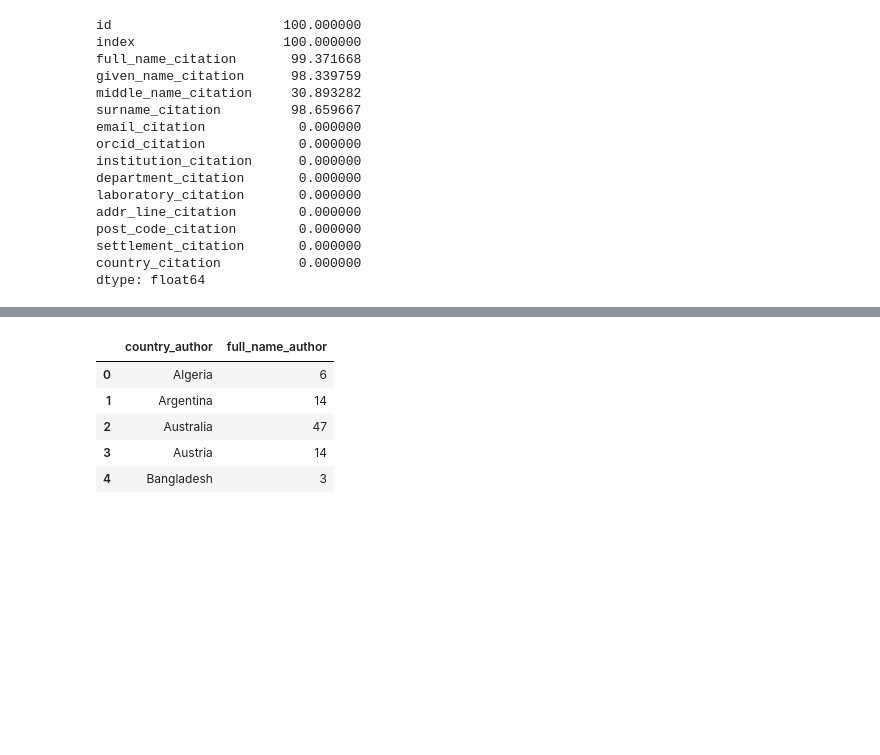
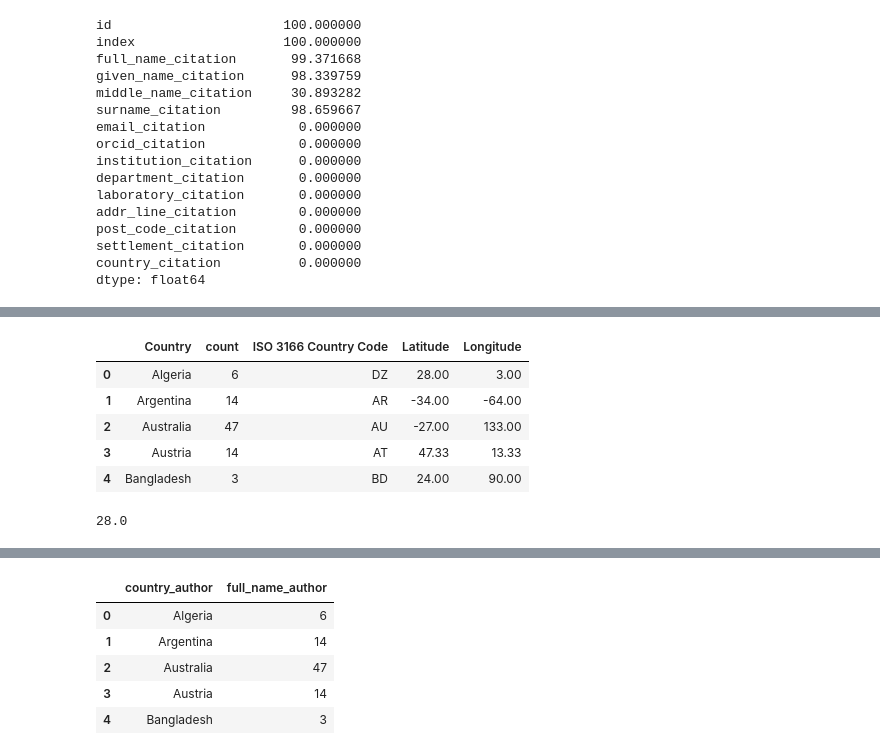
Before and after one commit to Vieirbat/Summarticles, a Jupyter notebook: notebooks/Visões Estatísticas.ipynb, the cells around one changed output, grey strips where cells are left out. Drawn from its saved outputs; the diff is of its cells as text; code cells hidden in the pictures; blank space fills up the shorter version.

```diff
--- a/notebooks/Visões Estatísticas.ipynb
+++ b/notebooks/Visões Estatísticas.ipynb
@@ -519,0 +498,13 @@ df_country_agg.country_author = df_country_agg.country_author.apply(lambda e: di
+# %%
+df_country_agg.head()
+# %% [output]
+|  | Country | count | ISO 3166 Country Code | Latitude | Longitude |
+| 0 | Algeria | 6 | DZ | 28.00 | 3.00 |
+| 1 | Argentina | 14 | AR | -34.00 | -64.00 |
+| 2 | Australia | 47 | AU | -27.00 | 133.00 |
+| 3 | Austria | 14 | AT | 47.33 | 13.33 |
+| 4 | Bangladesh | 3 | BD | 24.00 | 90.00 |
+# %%
+row['Latitude']
+# %% [output]
+28.0
```
Also changed, not shown: parts of 38 cells of this notebook, 2 other files.
